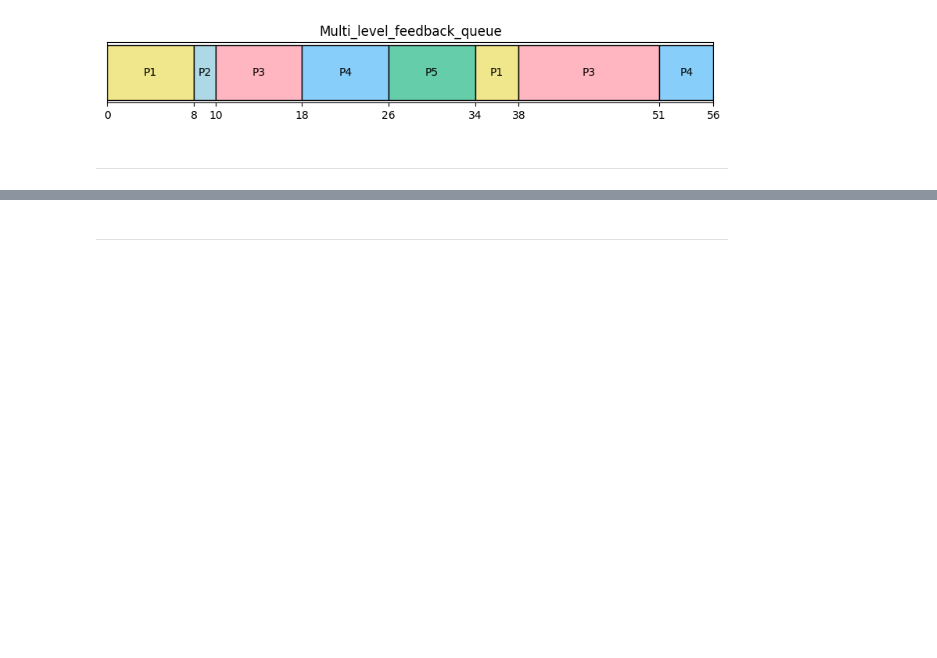
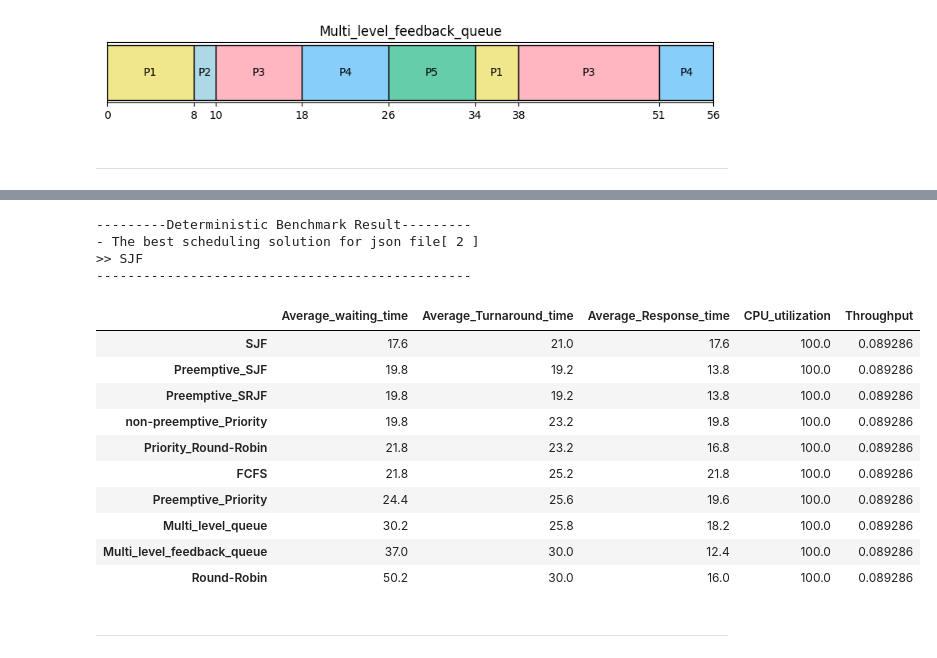
Before and after one commit to jiho264/2023os, a Jupyter notebook: homework01/homework01.ipynb, the cells around one changed output, grey strips where cells are left out. Drawn from its saved outputs; the diff is of its cells as text; code cells hidden in the pictures; blank space fills up the shorter version.

Commit message:
print benchmark result

```diff
--- a/homework01/homework01.ipynb
+++ b/homework01/homework01.ipynb
@@ -966,3 +925,38 @@ Multi_level_feedback_queue 37.0
+# %%
+import pandas as pd
+
+df = pd.DataFrame(_result)
+df = df.transpose()
+_sort_priority_list = ['Average_waiting_time', \
+                        'Average_Turnaround_time', \
+                            'Average_Response_time', \
+                                'CPU_utilization', \
+                                    'Throughput']
+# True == 오름차순, False == 내림차순
+df.sort_values(by=_sort_priority_list, ascending=[True, True, True, False, False], inplace=True)
+
+
+print('---------Deterministic Benchmark Result---------')
+print('- The best scheduling solution for json file[', _JSON_NUM_, ']')
+print('>>', df.index[0])
+print('------------------------------------------------')
+df
+# %% [output]
+---------Deterministic Benchmark Result---------
+- The best scheduling solution for json file[ 2 ]
+>> SJF
+------------------------------------------------
+|  | Average_waiting_time | Average_Turnaround_time | Average_Response_time | CPU_utilization | Throughput |
+| SJF | 17.6 | 21.0 | 17.6 | 100.0 | 0.089286 |
+| Preemptive_SJF | 19.8 | 19.2 | 13.8 | 100.0 | 0.089286 |
+| Preemptive_SRJF | 19.8 | 19.2 | 13.8 | 100.0 | 0.089286 |
+| non-preemptive_Priority | 19.8 | 23.2 | 19.8 | 100.0 | 0.089286 |
+| Priority_Round-Robin | 21.8 | 23.2 | 16.8 | 100.0 | 0.089286 |
+| FCFS | 21.8 | 25.2 | 21.8 | 100.0 | 0.089286 |
+| Preemptive_Priority | 24.4 | 25.6 | 19.6 | 100.0 | 0.089286 |
+| Multi_level_queue | 30.2 | 25.8 | 18.2 | 100.0 | 0.089286 |
+| Multi_level_feedback_queue | 37.0 | 30.0 | 12.4 | 100.0 | 0.089286 |
+| Round-Robin | 50.2 | 30.0 | 16.0 | 100.0 | 0.089286 |
 # %% [markdown]
 -------------------------
 # %% [markdown]
```
Also changed, not shown: parts of 15 cells of this notebook.
